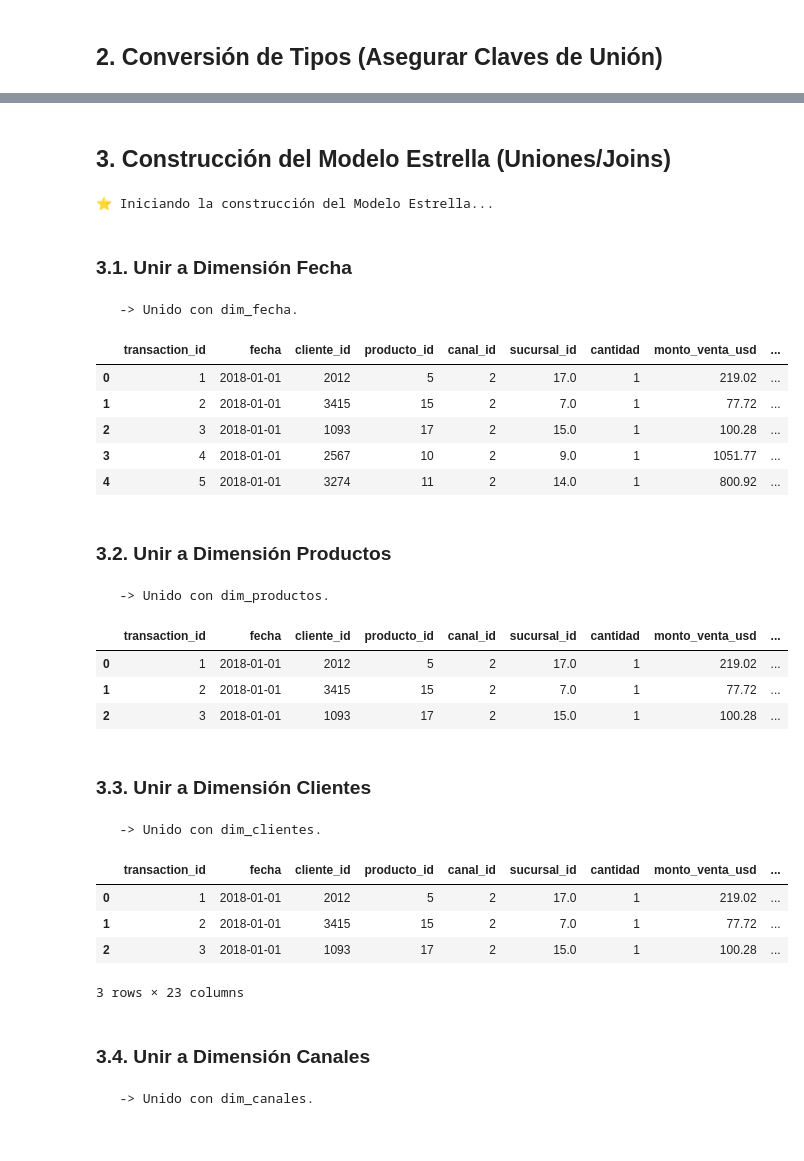
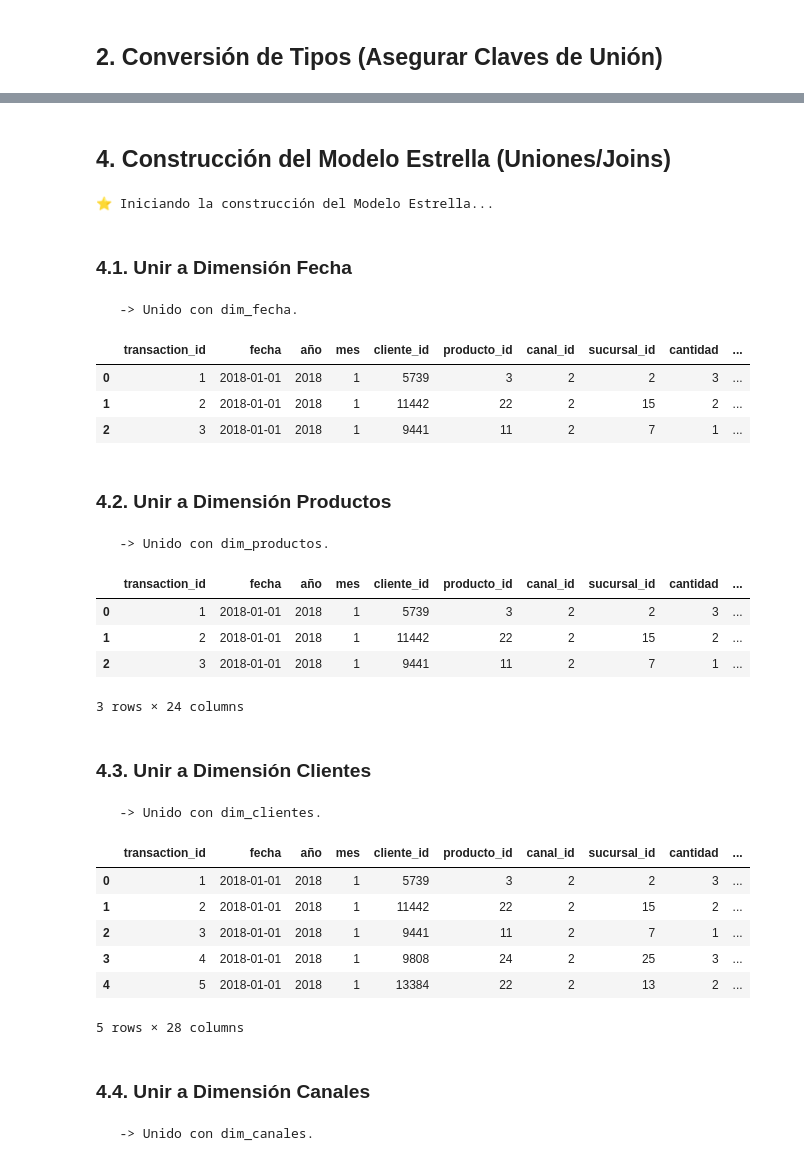
Before and after one commit to CHardy21/DA_TecnoStoreARG, a Jupyter notebook: etl/etl_modelo_estrella.ipynb, the cells around one changed output, grey strips where cells are left out. Cells and saved outputs as stored; diff of their text form; code cells hidden in the pictures.

Commit message:
star model ready!

```diff
--- a/etl/etl_modelo_estrella.ipynb
+++ b/etl/etl_modelo_estrella.ipynb
@@ -7,7 +11,7 @@ import pandas as pd
 import numpy as np
 import os
 
-PROCESSED_DATA_PATH = 'data/processed/tecnoStore'
+PROCESSED_DATA_PATH = 'data/processed'
 
 def load_parquet_file(filename):
     """Carga un archivo Parquet desde la ruta predefinida."""
@@ -44,19 +69,21 @@ if any(df is None for df in [df_ventas, df_fecha, df_productos, df_clientes, df_
 # %%
 # Es buena práctica asegurar que las claves de unión tengan el tipo de dato correcto
 df_ventas['fecha'] = pd.to_datetime(df_ventas['fecha'])
+df_ventas['sucursal_id'] = df_ventas['sucursal_id'].astype('Int64')
 df_fecha['fecha'] = pd.to_datetime(df_fecha['fecha'])
 
 # Asegurar que las claves ID sean tipo entero para uniones eficientes
-id_cols = ['producto_id', 'cliente_id', 'canal_id']
+id_cols = ['producto_id', 'cliente_id', 'canal_id', 'sucursal_id']
 for col in id_cols:
     df_ventas[col] = df_ventas[col].astype('Int64')
     if col in df_productos.columns: df_productos[col] = df_productos[col].astype('Int64')
     if col in df_clientes.columns: df_clientes[col] = df_clientes[col].astype('Int64')
     if col in df_canales.columns: df_canales[col] = df_canales[col].astype('Int64')
+    if col in df_sucursales.columns: df_sucursales[col] = df_sucursales[col].astype('Int64')
 
 # Muestra los tipos de datos de las columnas clave en la tabla de hechos
 print("--- Tipos de Datos en df_ventas ---")
-print(df_ventas[['fecha', 'producto_id', 'cliente_id', 'canal_id']].dtypes)
+print(df_ventas[['fecha', 'producto_id', 'cliente_id', 'canal_id', 'sucursal_id']].dtypes)
 
 # Muestra los tipos de datos en las dimensiones
 print("\n--- Tipos de Datos en df_calendario (Clave) ---")
@@ -70,6 +97,9 @@ print(df_clientes[['cliente_id']].dtypes)
 
 print("\n--- Tipos de Datos en df_canales (Clave) ---")
 print(df_canales[['canal_id']].dtypes)
+
+print("\n--- Tipos de Datos en df_sucursales (Clave) ---")
+print(df_sucursales[['sucursal_id']].dtypes)
 # %% [output]
 --- Tipos de Datos en df_ventas ---
 fecha          datetime64[ns]
@@ -140,3 +220,3 @@ check_key_consistency(df_ventas, 'sucursal_id', df_sucursales, 'sucursal_id')
 # %% [markdown]
-## 3. Construcción del Modelo Estrella (Uniones/Joins)
+## 4. Construcción del Modelo Estrella (Uniones/Joins)
 # %%
@@ -147,7 +230,7 @@ df_modelo_estrella = df_ventas.copy()
 # %% [output]
 ⭐ Iniciando la construcción del Modelo Estrella...
 # %% [markdown]
-### 3.1. Unir a Dimensión Fecha
+### 4.1. Unir a Dimensión Fecha
 # %%
 df_modelo_estrella = pd.merge(
     df_modelo_estrella,
@@ -161,14 +244,12 @@ print("   -> Unido con dim_fecha.")
 # %%
 df_modelo_estrella.head(3)
 # %% [output]
-|  | transaction_id | fecha | cliente_id | producto_id | canal_id | sucursal_id | cantidad | monto_venta_usd | ... |
-| 0 | 1 | 2018-01-01 | 2012 | 5 | 2 | 17.0 | 1 | 219.02 | ... |
-| 1 | 2 | 2018-01-01 | 3415 | 15 | 2 | 7.0 | 1 | 77.72 | ... |
-| 2 | 3 | 2018-01-01 | 1093 | 17 | 2 | 15.0 | 1 | 100.28 | ... |
-| 3 | 4 | 2018-01-01 | 2567 | 10 | 2 | 9.0 | 1 | 1051.77 | ... |
-| 4 | 5 | 2018-01-01 | 3274 | 11 | 2 | 14.0 | 1 | 800.92 | ... |
+|  | transaction_id | fecha | año | mes | cliente_id | producto_id | canal_id | sucursal_id | cantidad | ... |
+| 0 | 1 | 2018-01-01 | 2018 | 1 | 5739 | 3 | 2 | 2 | 3 | ... |
+| 1 | 2 | 2018-01-01 | 2018 | 1 | 11442 | 22 | 2 | 15 | 2 | ... |
+| 2 | 3 | 2018-01-01 | 2018 | 1 | 9441 | 11 | 2 | 7 | 1 | ... |
 # %% [markdown]
-### 3.2. Unir a Dimensión Productos
+### 4.2. Unir a Dimensión Productos
 # %%
 df_modelo_estrella = pd.merge(
     df_modelo_estrella,
@@ -182,12 +263,13 @@ print("   -> Unido con dim_productos.")
 # %%
 df_modelo_estrella.head(3)
 # %% [output]
-|  | transaction_id | fecha | cliente_id | producto_id | canal_id | sucursal_id | cantidad | monto_venta_usd | ... |
-| 0 | 1 | 2018-01-01 | 2012 | 5 | 2 | 17.0 | 1 | 219.02 | ... |
-| 1 | 2 | 2018-01-01 | 3415 | 15 | 2 | 7.0 | 1 | 77.72 | ... |
-| 2 | 3 | 2018-01-01 | 1093 | 17 | 2 | 15.0 | 1 | 100.28 | ... |
+|  | transaction_id | fecha | año | mes | cliente_id | producto_id | canal_id | sucursal_id | cantidad | ... |
+| 0 | 1 | 2018-01-01 | 2018 | 1 | 5739 | 3 | 2 | 2 | 3 | ... |
+| 1 | 2 | 2018-01-01 | 2018 | 1 | 11442 | 22 | 2 | 15 | 2 | ... |
+| 2 | 3 | 2018-01-01 | 2018 | 1 | 9441 | 11 | 2 | 7 | 1 | ... |
+3 rows × 24 columns
 # %% [markdown]
-### 3.3. Unir a Dimensión Clientes
+### 4.3. Unir a Dimensión Clientes
 # %%
 df_modelo_estrella = pd.merge(
     df_modelo_estrella,
@@ -199,15 +281,17 @@ print("   -> Unido con dim_clientes.")
 # %% [output]
    -> Unido con dim_clientes.
 # %%
-df_modelo_estrella.head(3)
+df_modelo_estrella.head()
 # %% [output]
-|  | transaction_id | fecha | cliente_id | producto_id | canal_id | sucursal_id | cantidad | monto_venta_usd | ... |
-| 0 | 1 | 2018-01-01 | 2012 | 5 | 2 | 17.0 | 1 | 219.02 | ... |
-| 1 | 2 | 2018-01-01 | 3415 | 15 | 2 | 7.0 | 1 | 77.72 | ... |
-| 2 | 3 | 2018-01-01 | 1093 | 17 | 2 | 15.0 | 1 | 100.28 | ... |
+|  | transaction_id | fecha | año | mes | cliente_id | producto_id | canal_id | sucursal_id | cantidad | ... |
+| 0 | 1 | 2018-01-01 | 2018 | 1 | 5739 | 3 | 2 | 2 | 3 | ... |
+| 1 | 2 | 2018-01-01 | 2018 | 1 | 11442 | 22 | 2 | 15 | 2 | ... |
+| 2 | 3 | 2018-01-01 | 2018 | 1 | 9441 | 11 | 2 | 7 | 1 | ... |
+| 3 | 4 | 2018-01-01 | 2018 | 1 | 9808 | 24 | 2 | 25 | 3 | ... |
+| 4 | 5 | 2018-01-01 | 2018 | 1 | 13384 | 22 | 2 | 13 | 2 | ... |
-3 rows × 23 columns
+5 rows × 28 columns
 # %% [markdown]
-### 3.4. Unir a Dimensión Canales
+### 4.4. Unir a Dimensión Canales
 # %%
 df_modelo_estrella = pd.merge(
     df_modelo_estrella,
```
Also changed, not shown: parts of 18 cells of this notebook, 31 other files.
